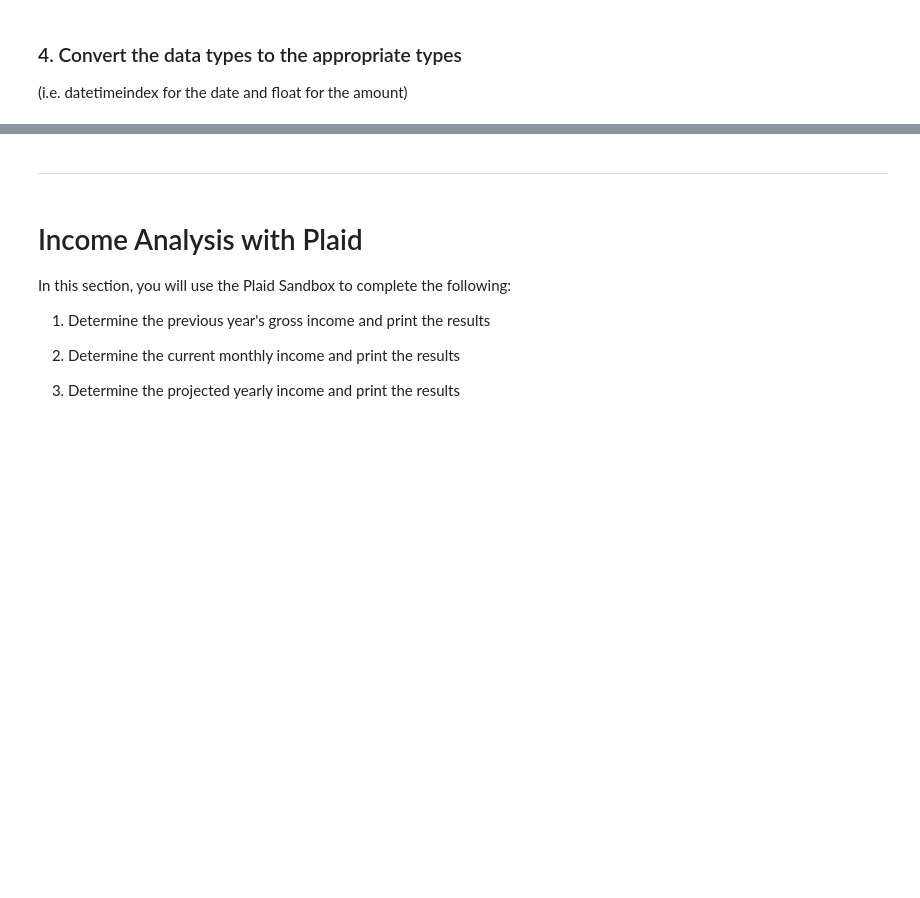
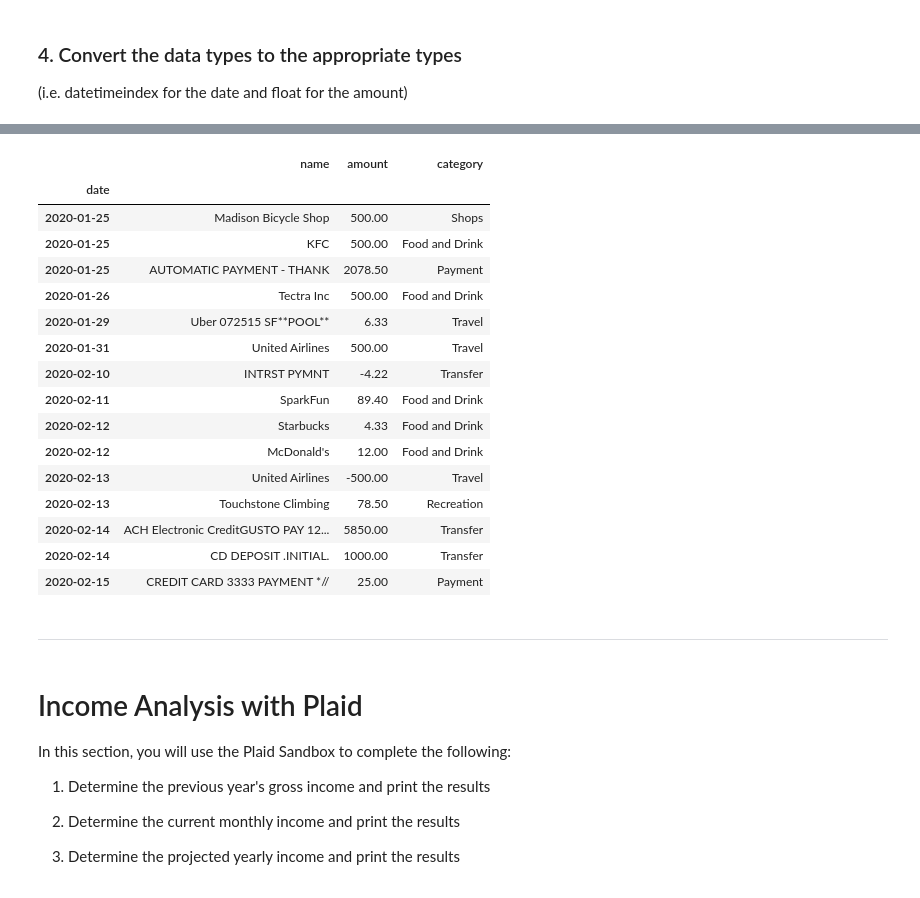
Before and after one commit to dhsmith111/05-APIs, a Jupyter notebook: account_summary.ipynb, the cells around one changed output, grey strips where cells are left out. Cells and saved outputs as stored; diff of their text form; code cells hidden in the pictures; blank space fills up the shorter version.

```diff
--- a/account_summary.ipynb
+++ b/account_summary.ipynb
@@ -58,5 +88,7 @@ INSITUTION_ID = "ins_109508"
 ### 2. Generate a public token
 # %%
 # Create the public token
+plaid_public_tkn = plaid_client.Sandbox.public_token.create(INSTITUTION_ID, ['transactions','income','assets'])
 
 # Print the public token
+print(plaid_public_tkn)
@@ -64,5 +98,7 @@ INSITUTION_ID = "ins_109508"
 ### 3. Exchange the public token for an access token
 # %%
 # Retrieve the access token
+plaid_exchange_tkn = plaid_client.Item.public_token.exchange(plaid_public_tkn['public_token'])
 
 # Print the access toke
+print(plaid_exchange_tkn)
@@ -124,7 +300,28 @@ In this section, you will use the Plaid Python SDK to connect to the Developer S
 # %%
 # Set the date column as index
+transaction_data.set_index('date', drop=True, inplace=True)
+transaction_data.sort_index(ascending=True,inplace=True)
 
 # Display sample data
+transaction_data.head(15)
+# %% [output]
+|  | name | amount | category |
+| date |  |  |  |
+| 2020-01-25 | Madison Bicycle Shop | 500.00 | Shops |
+| 2020-01-25 | KFC | 500.00 | Food and Drink |
+| 2020-01-25 | AUTOMATIC PAYMENT - THANK | 2078.50 | Payment |
+| 2020-01-26 | Tectra Inc | 500.00 | Food and Drink |
+| 2020-01-29 | Uber 072515 SF**POOL** | 6.33 | Travel |
+| 2020-01-31 | United Airlines | 500.00 | Travel |
+| 2020-02-10 | INTRST PYMNT | -4.22 | Transfer |
+| 2020-02-11 | SparkFun | 89.40 | Food and Drink |
+| 2020-02-12 | Starbucks | 4.33 | Food and Drink |
+| 2020-02-12 | McDonald's | 12.00 | Food and Drink |
+| 2020-02-13 | United Airlines | -500.00 | Travel |
+| 2020-02-13 | Touchstone Climbing | 78.50 | Recreation |
+| 2020-02-14 | ACH Electronic CreditGUSTO PAY 12... | 5850.00 | Transfer |
+| 2020-02-14 | CD DEPOSIT .INITIAL. | 1000.00 | Transfer |
+| 2020-02-15 | CREDIT CARD 3333 PAYMENT *// | 25.00 | Payment |
 # %% [markdown]
 ---
 # %% [markdown]
```
Also changed, not shown: parts of 25 cells of this notebook.
